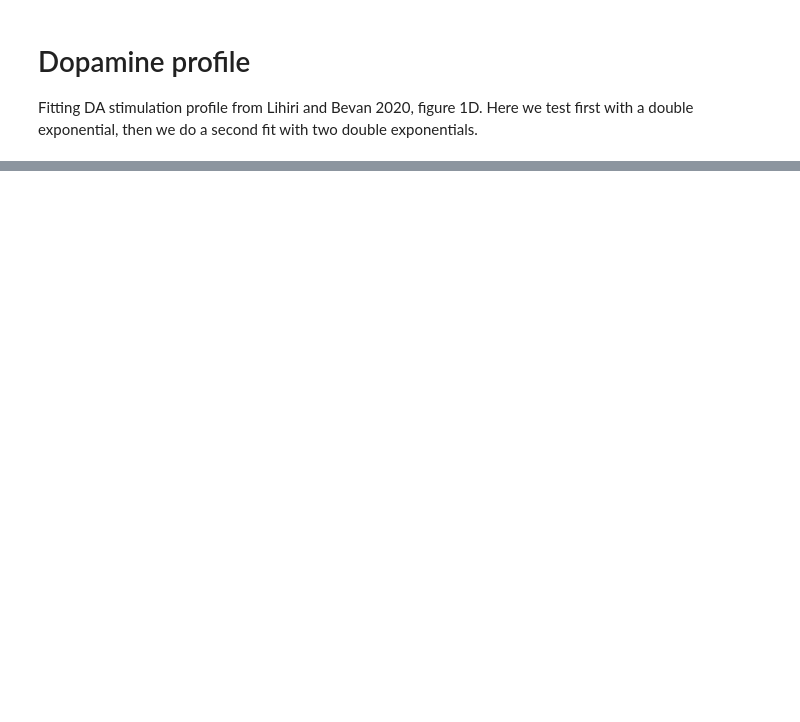
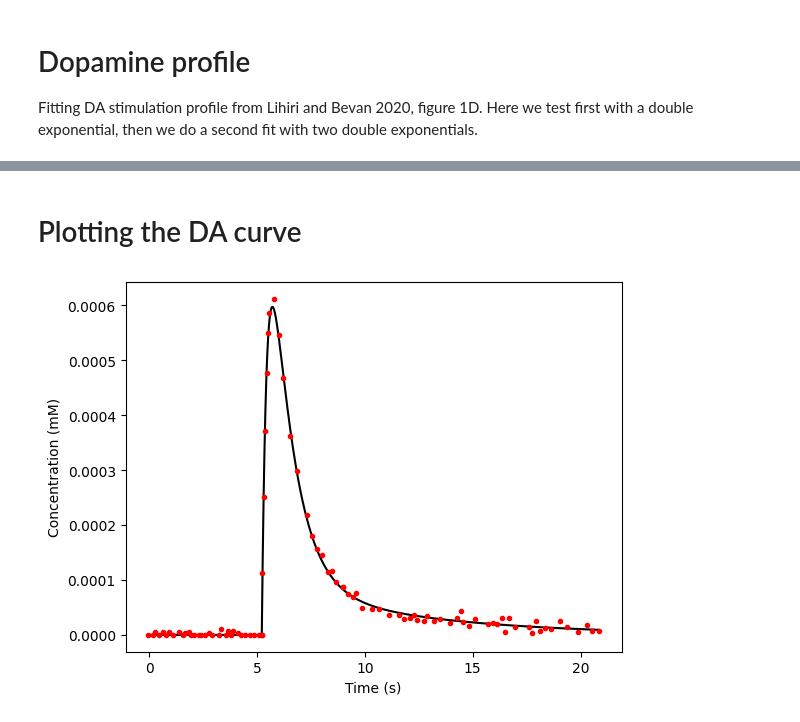
Before and after one commit to Hjorthmedh/Snudda-neuromodulation-article, a Jupyter notebook: virtual_experiments/LihiriBevan2020-fig1D/FittingDA.ipynb, the cells around one changed output, grey strips where cells are left out. Drawn from its saved outputs; the diff is of its cells as text; code cells hidden in the pictures; blank space fills up the shorter version.

```diff
--- a/virtual_experiments/LihiriBevan2020-fig1D/FittingDA.ipynb
+++ b/virtual_experiments/LihiriBevan2020-fig1D/FittingDA.ipynb
@@ -13 +13,29 @@ Fitting DA stimulation profile from Lihiri and Bevan 2020, figure 1D. Here we te
 <Figure size 640x480 with 0 Axes>
+# %% [markdown]
+# Plotting the DA curve
+# %%
+df = pd.read_csv("LihiriBevan-Fig1D.csv")
+df.columns = df.columns.str.strip()
+t_data = df["t"].values
+C_data = df["C"].values
+C_data = np.maximum(0, C_data)  # Can't have negative concentrations
+# %%
+A = 0.00112  # SI unit is mM
+tauA_rise = 0.254
+tauA_decay = 1
+B = 0.000101
+tauB_rise = 0.3
+tauB_decay = 6.55
+t0 = 5.22
+
+t_plot = np.linspace(min(t_data), max(t_data), 1000)
+c_plot = dopamine_release2(t_plot, A, tauA_rise, tauA_decay, B, tauB_rise, tauB_decay, t0)
+# %%
+plt.figure()
+plt.plot(t_plot, c_plot, 'k-')
+plt.plot(t_data, C_data, 'r.')
+plt.xlabel("Time (s)")
+plt.ylabel("Concentration (mM)")
+plt.show()
+# %% [output]
+[figure, added]
```
Also changed, not shown: parts of 2 cells of this notebook, 2 other files.
